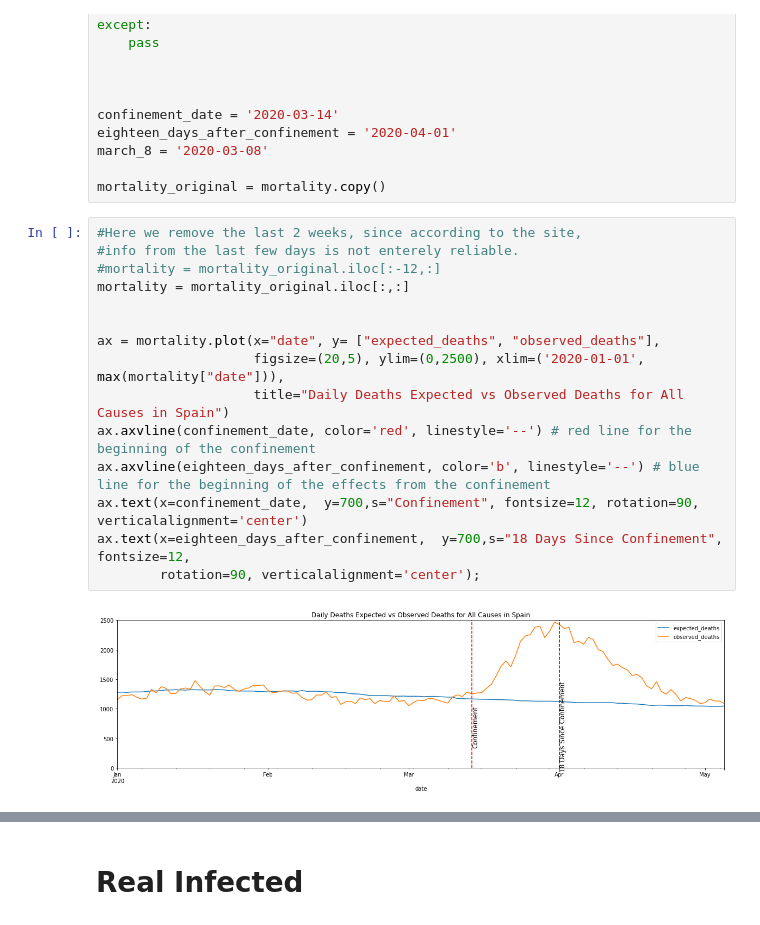
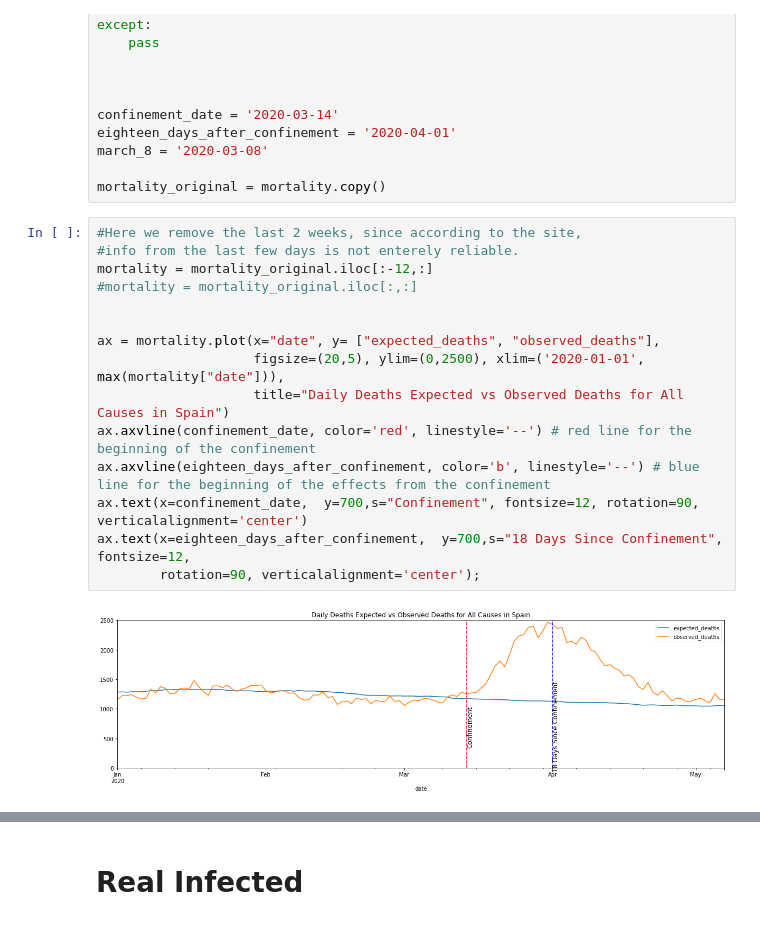
Before and after one commit to camorales197/Real_Numbers_Spain_Covid19, a Jupyter notebook: exploring_spanish_deaths.ipynb, the cells around one changed output, grey strips where cells are left out. Drawn from its saved outputs; the diff is of its cells as text.

```diff
--- a/exploring_spanish_deaths.ipynb
+++ b/exploring_spanish_deaths.ipynb
@@ -105,20 +105,20 @@ mortality_original = mortality.copy()
 # %%
 #Here we remove the last 2 weeks, since according to the site,
 #info from the last few days is not enterely reliable.
-#mortality = mortality_original.iloc[:-12,:]
-mortality = mortality_original.iloc[:,:]
+mortality = mortality_original.iloc[:-12,:]
+#mortality = mortality_original.iloc[:,:]
 
 
 ax = mortality.plot(x="date", y= ["expected_deaths", "observed_deaths"],
                     figsize=(20,5), ylim=(0,2500), xlim=('2020-01-01', max(mortality["date"])),
                     title="Daily Deaths Expected vs Observed Deaths for All Causes in Spain")
 ax.axvline(confinement_date, color='red', linestyle='--') # red line for the beginning of the confinement
 ax.axvline(eighteen_days_after_confinement, color='b', linestyle='--') # blue line for the beginning of the effects from the confinement
 ax.text(x=confinement_date,  y=700,s="Confinement", fontsize=12, rotation=90, verticalalignment='center')
 ax.text(x=eighteen_days_after_confinement,  y=700,s="18 Days Since Confinement", fontsize=12,
         rotation=90, verticalalignment='center');
 # %% [output]
-[figure, old version]
+[figure, new version]
 # %%
 #The two lines from the previous graph correlate very well until half march, when they begin to diverge.
 #My hypothesis is that the difference between the number of deaths of both lines is a good aproximation to the real number of deaths caused by covid19
```
Also changed, not shown: parts of 4 cells of this notebook, 1 other file.
